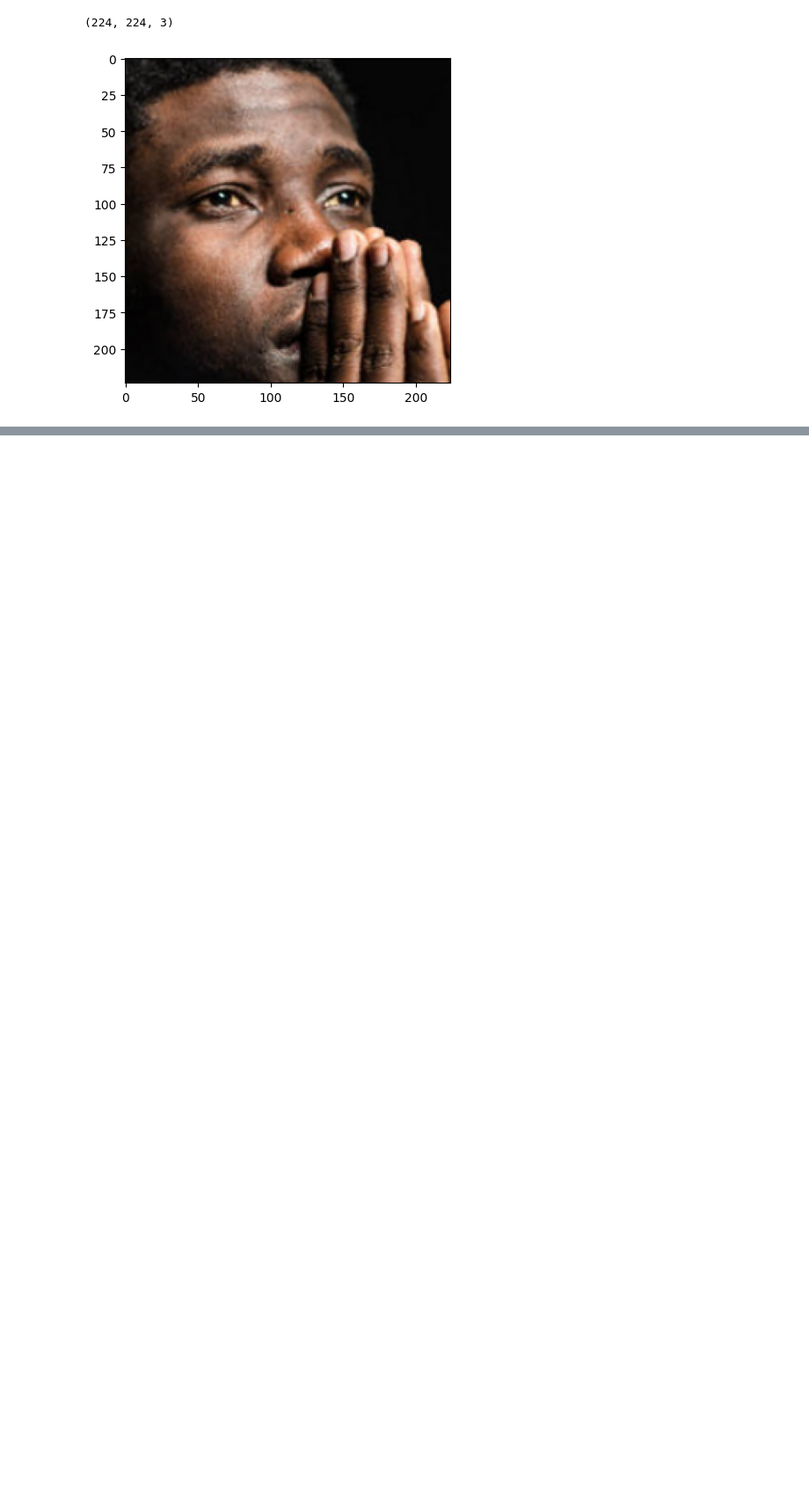
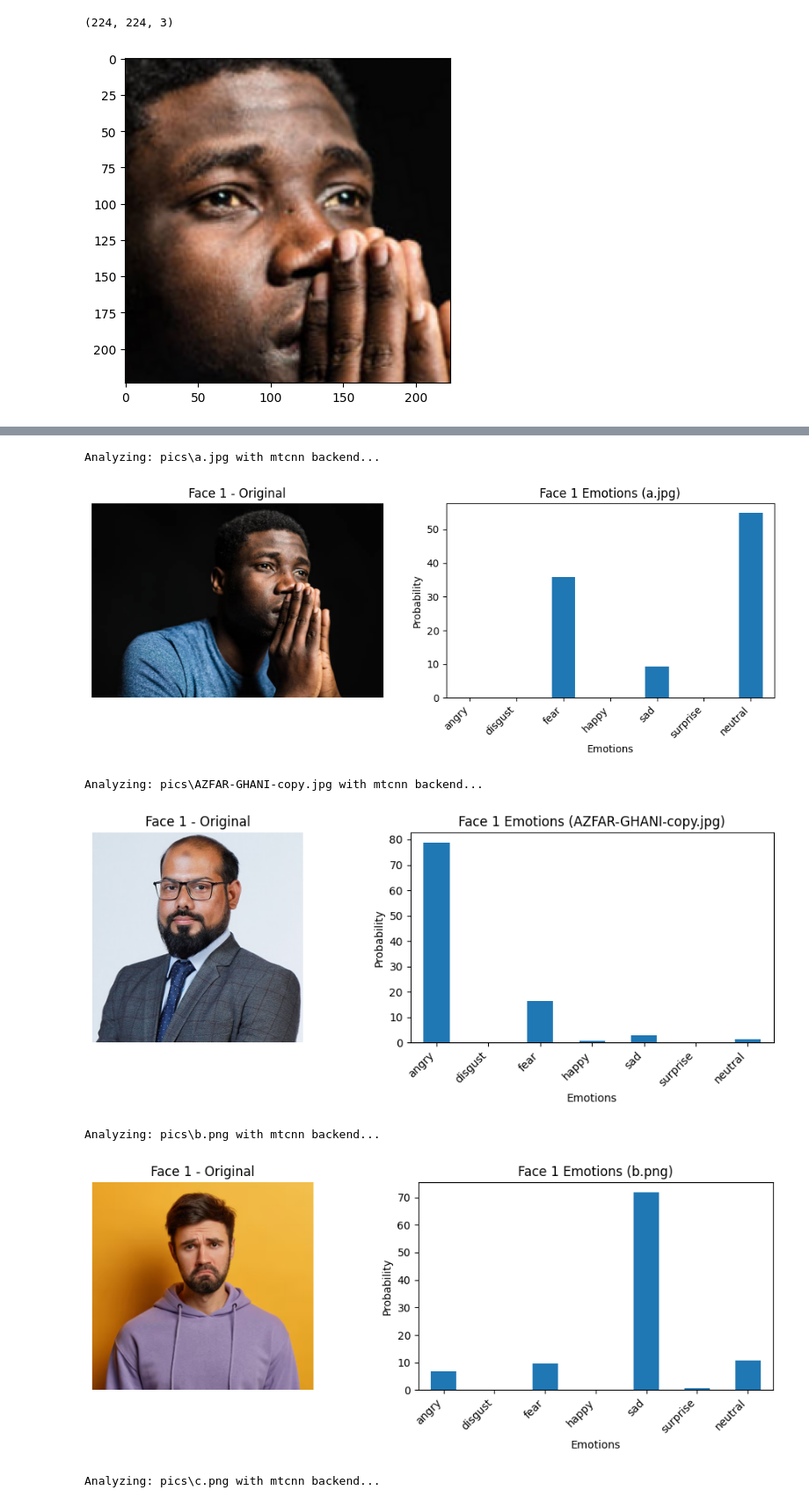
Before and after one commit to ZaackAI/FYP-Prospect-AI, a Jupyter notebook: face-computer-vision.ipynb, the cells around one changed output, grey strips where cells are left out. Shown at 88% size. Saved outputs shown, nothing was run; the diff lists cells and outputs as text; code cells hidden in the pictures; blank space fills up the shorter version.

```diff
--- a/face-computer-vision.ipynb
+++ b/face-computer-vision.ipynb
@@ -28,0 +110,74 @@ plt.show()
+# %%
+import os
+from deepface import DeepFace
+import pandas as pd
+import matplotlib.pyplot as plt
+import cv2
+
+def analyze_emotions_with_image(image_directory="pics", detector="mtcnn"):
+    """
+    Analyzes emotions in all images within the specified directory using the given
+    DeepFace detector backend and displays each image next to its emotion bar chart.
+
+    Args:
+        image_directory (str): The path to the directory containing the images.
+        detector (str): The DeepFace detector backend to use (e.g., "mtcnn", "retinaface").
+    """
+    try:
+        image_files = [f for f in os.listdir(image_directory) if os.path.isfile(os.path.join(image_directory, f))]
+        actions = ['emotion']
+
+        for img_file in image_files:
+            img_path = os.path.join(image_directory, img_file)
+            print(f"Analyzing: {img_path} with {detector} backend...")
+            try:
+                result = DeepFace.analyze(img_path=img_path, actions=actions, detector_backend=detector, silent=True)
+
+                if result:
+                    original_img = cv2.imread(img_path)
+                    original_img = cv2.cvtColor(original_img, cv2.COLOR_BGR2RGB)
+
+                    for i, face_data in enumerate(result):
+                        emotion_data = face_data.get("emotion")
+                        if emotion_data:
+                            plt.figure(figsize=(10, 4))  # Adjust figure size as needed
+
+                            # Subplot for the image
+                            plt.subplot(1, 2, 1)
+                            plt.imshow(original_img)
+                            plt.title(f"Face {i+1} - Original")
+                            plt.axis('off')
+
+                            # Subplot for the bar chart
+                            plt.subplot(1, 2, 2)
+                            df = pd.DataFrame(emotion_data, index=[0]).T
+                            df.plot(kind="bar", ax=plt.gca(), legend=False)
+                            plt.title(f"Face {i+1} Emotions ({img_file})")
+                            plt.ylabel("Probability")
+                            plt.xlabel("Emotions")
+                            plt.xticks(rotation=45, ha='right')
+                            plt.tight_layout()
+                            plt.show()
+                        else:
+                            print(f"  Face {i+1}: No emotion data found.")
+                else:
+                    print(f"No face detected in {img_path} with {detector}.")
+
+            except Exception as e:
+                print(f"Error processing {img_path}: {e}")
+
+    except Exception as e:
+        print(f"An error occurred: {e}")
+    finally:
+        print("Analysis complete.")
+
+# Call the function to analyze all images in the 'pics' directory using the 'mtcnn' detector
+analyze_emotions_with_image(image_directory="pics", detector="mtcnn")
+# %% [output]
+Analyzing: pics\a.jpg with mtcnn backend...
+[figure, added]
+Analyzing: pics\AZFAR-GHANI-copy.jpg with mtcnn backend...
+[figure, added]
+Analyzing: pics\b.png with mtcnn backend...
+[figure, added]
+Analyzing: pics\c.png with mtcnn backend...
```
Also changed, not shown: parts of 9 cells of this notebook.
